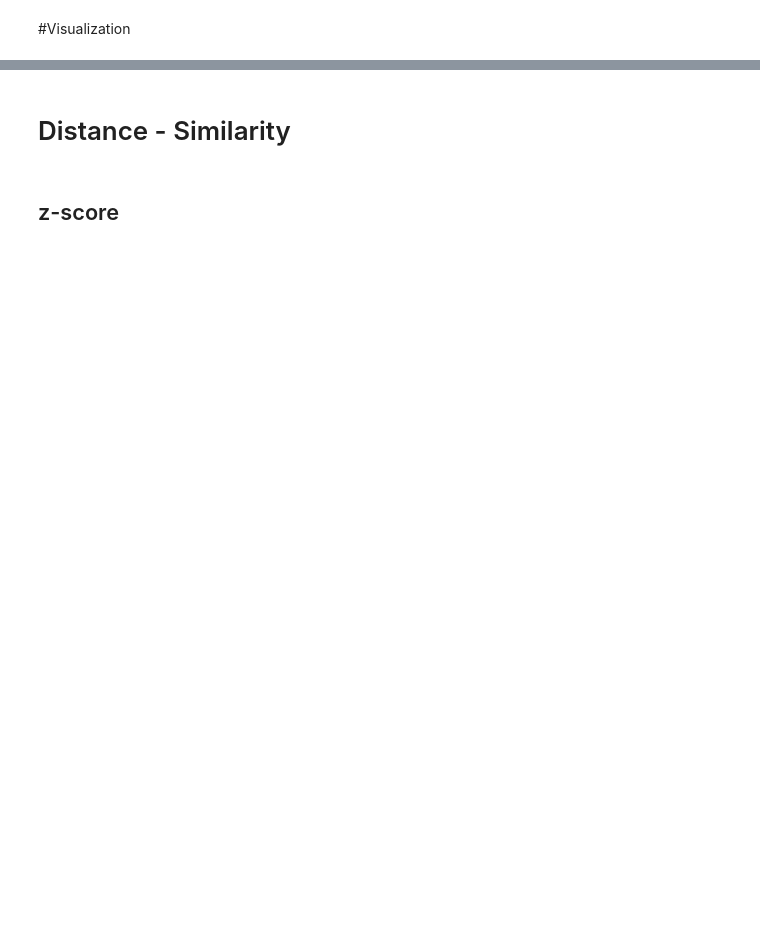
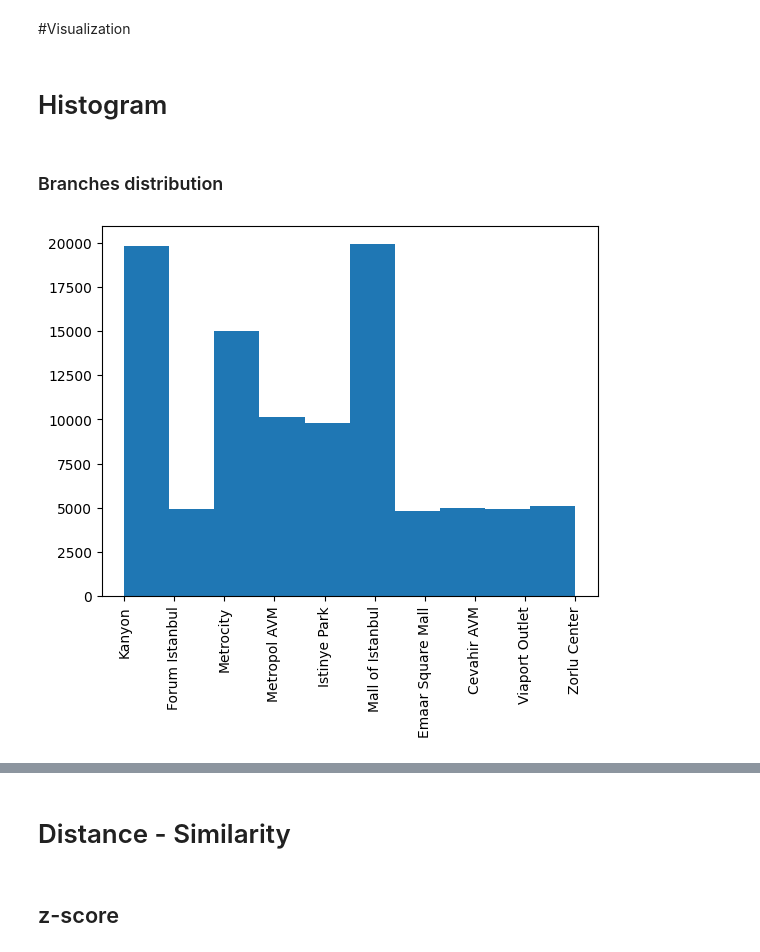
Before and after one commit to Aingon14/BSC_DPDM23, a Jupyter notebook: Understanding_data.ipynb, the cells around one changed output, grey strips where cells are left out. Drawn from its saved outputs; the diff is of its cells as text; code cells hidden in the pictures; blank space fills up the shorter version.

```diff
--- a/Understanding_data.ipynb
+++ b/Understanding_data.ipynb
@@ -83,0 +160,9 @@ data_from_gsheets.describe()
+# %% [markdown]
+# Histogram
+# %% [markdown]
+### Branches distribution
+# %%
+plt.hist(shopping_data['shopping_mall'])
+plt.xticks(rotation='vertical');    #;
+# %% [output]
+[figure, added]
```
Also changed, not shown: parts of 50 cells of this notebook.
